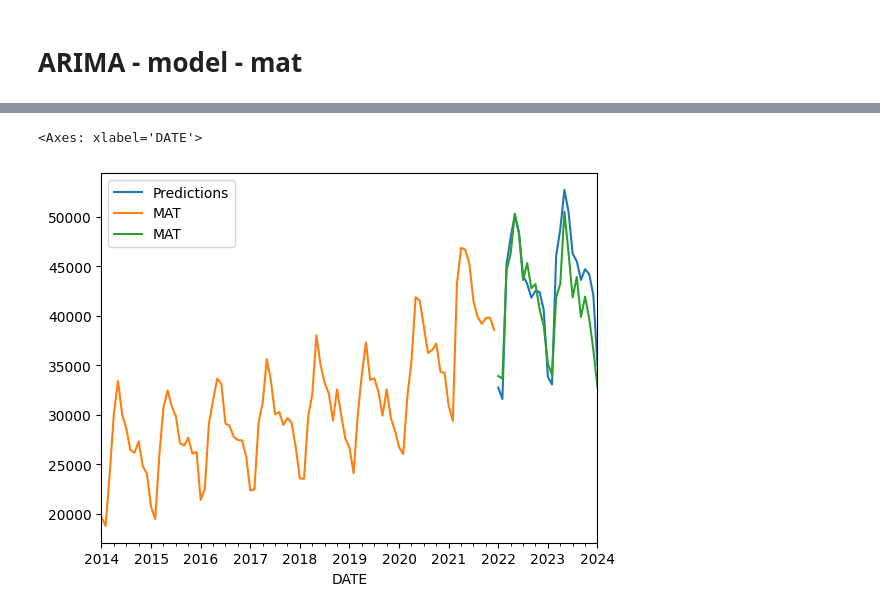
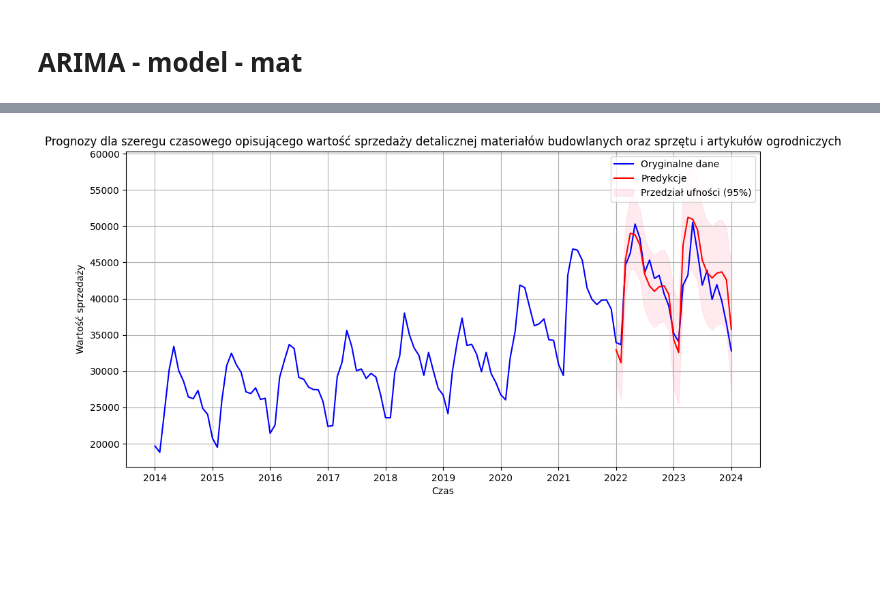
Before and after one commit to AldonaSwirad/Machine-learning-in-time-series-analysis, a Jupyter notebook: INZ.ipynb, the cells around one changed output, grey strips where cells are left out. Saved outputs shown, nothing was run; the diff lists cells and outputs as text; code cells hidden in the pictures; blank space fills up the shorter version.

```diff
--- a/INZ.ipynb
+++ b/INZ.ipynb
@@ -2321,8 +2298,35 @@ DATE
 Freq: MS, Name: Predictions, dtype: float64
-# %%
-mat_pred_out.plot(legend=True)
-train_mat.plot(legend=True)
-test_mat.plot(legend=True)
-# %% [output]
-<Axes: xlabel='DATE'>
-[figure, removed]
+# %%
+import matplotlib.pyplot as plt
+
+# Zakładam, że model ARIMA został wytrenowany i dane są gotowe
+# Generowanie prognoz i przedziałów ufności
+forecast = model_arima_mat.get_forecast(steps=len(mat_pred_out))  # Prognoza
+conf_int = forecast.conf_int(alpha=0.05)  # Przedział ufności (95%)
+
+# Tworzenie wykresu
+plt.figure(figsize=(12, 6))
+
+# Wykres oryginalnych danych
+plt.plot(df_materials.index, df_materials.values, label='Oryginalne dane', color='blue')
+
+# Wykres predykcji
+plt.plot(mat_pred_out.index, mat_pred_out.values, label='Predykcje', color='red')
+
+# Dodanie przedziału ufności
+plt.fill_between(conf_int.index,
+                 conf_int.iloc[:, 0],  # Dolna granica przedziału
+                 conf_int.iloc[:, 1],  # Górna granica przedziału
+                 color='pink', alpha=0.3, label='Przedział ufności (95%)')
+
+# Dostosowanie wykresu
+plt.title('Prognozy dla szeregu czasowego opisującego wartość sprzedaży detalicznej materiałów budowlanych oraz sprzętu i artykułów ogrodniczych')
+plt.xlabel('Czas')
+plt.ylabel('Wartość sprzedaży')
+plt.legend()
+plt.grid(True)
+
+# Wyświetlenie wykresu
+plt.show()
+# %% [output]
+[figure, added]
```
Also changed, not shown: parts of 20 cells of this notebook, 2 other files.
